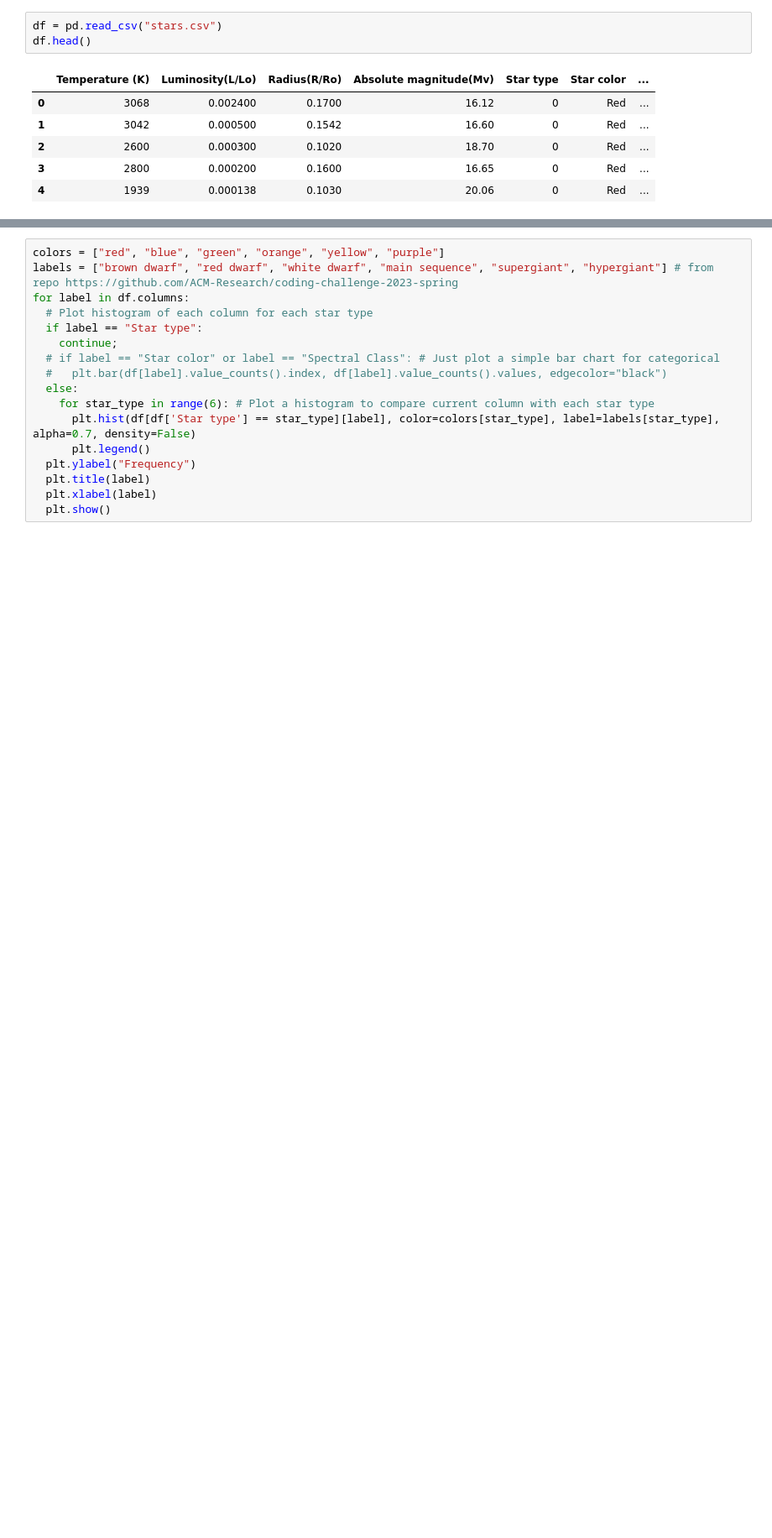
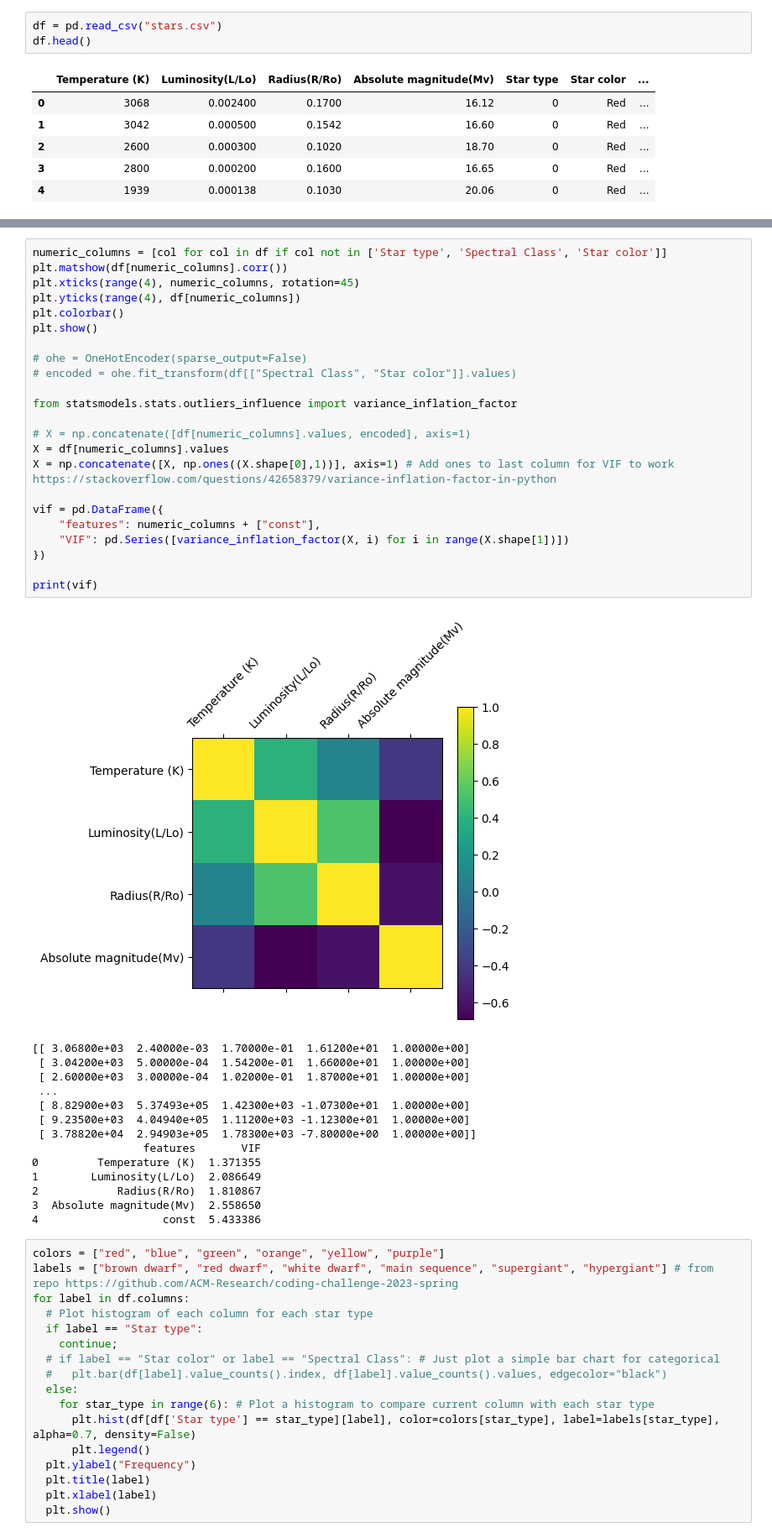
Before and after one commit to danielsuhcompsci/stars-stuff, a Jupyter notebook: Star_dataset.ipynb, the cells around one changed output, grey strips where cells are left out. Shown: that part at 84% size. Cells and saved outputs as stored; diff of their text form; blank space fills up the shorter version.

Commit message:
added VIF factors and correlation matrix, added some markdown

```diff
--- a/Star_dataset.ipynb
+++ b/Star_dataset.ipynb
@@ -69,3 +78,41 @@ plt.show()
+# %%
+numeric_columns = [col for col in df if col not in ['Star type', 'Spectral Class', 'Star color']]
+plt.matshow(df[numeric_columns].corr())
+plt.xticks(range(4), numeric_columns, rotation=45)
+plt.yticks(range(4), df[numeric_columns])
+plt.colorbar()
+plt.show()
+
+# ohe = OneHotEncoder(sparse_output=False)
+# encoded = ohe.fit_transform(df[["Spectral Class", "Star color"]].values)
+
+from statsmodels.stats.outliers_influence import variance_inflation_factor
+
+# X = np.concatenate([df[numeric_columns].values, encoded], axis=1)
+X = df[numeric_columns].values
+X = np.concatenate([X, np.ones((X.shape[0],1))], axis=1) # Add ones to last column for VIF to work https://stackoverflow.com/questions/42658379/variance-inflation-factor-in-python
+
+vif = pd.DataFrame({
+    "features": numeric_columns + ["const"],
+    "VIF": pd.Series([variance_inflation_factor(X, i) for i in range(X.shape[1])])
+})
+
+print(vif)
+# %% [output]
+[figure, added]
+[[ 3.06800e+03  2.40000e-03  1.70000e-01  1.61200e+01  1.00000e+00]
+ [ 3.04200e+03  5.00000e-04  1.54200e-01  1.66000e+01  1.00000e+00]
+ [ 2.60000e+03  3.00000e-04  1.02000e-01  1.87000e+01  1.00000e+00]
+ ...
+ [ 8.82900e+03  5.37493e+05  1.42300e+03 -1.07300e+01  1.00000e+00]
+ [ 9.23500e+03  4.04940e+05  1.11200e+03 -1.12300e+01  1.00000e+00]
+ [ 3.78820e+04  2.94903e+05  1.78300e+03 -7.80000e+00  1.00000e+00]]
+                 features       VIF
+0         Temperature (K)  1.371355
+1        Luminosity(L/Lo)  2.086649
+2            Radius(R/Ro)  1.810867
+3  Absolute magnitude(Mv)  2.558650
+4                   const  5.433386
 # %%
 colors = ["red", "blue", "green", "orange", "yellow", "purple"]
 labels = ["brown dwarf", "red dwarf", "white dwarf", "main sequence", "supergiant", "hypergiant"] # from repo https://github.com/ACM-Research/coding-challenge-2023-spring
```
Also changed, not shown: parts of 5 cells of this notebook.
